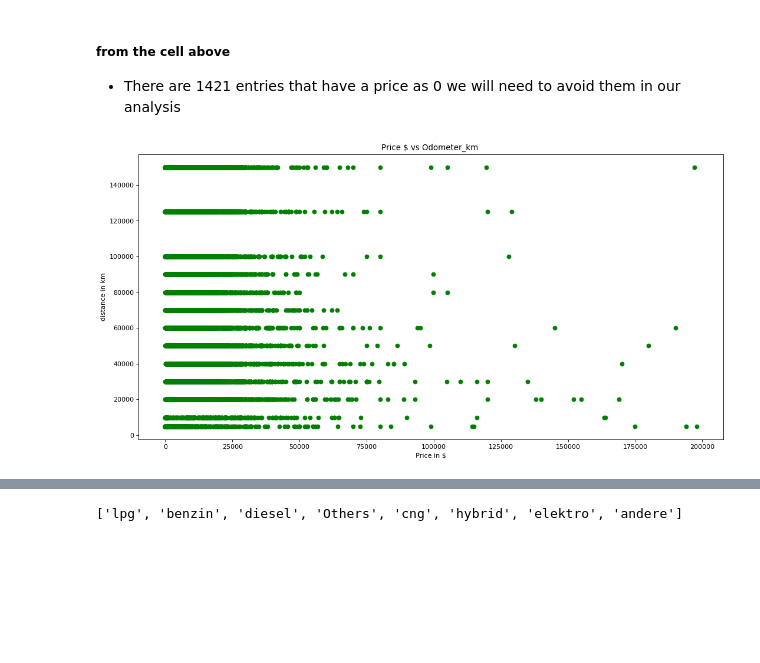
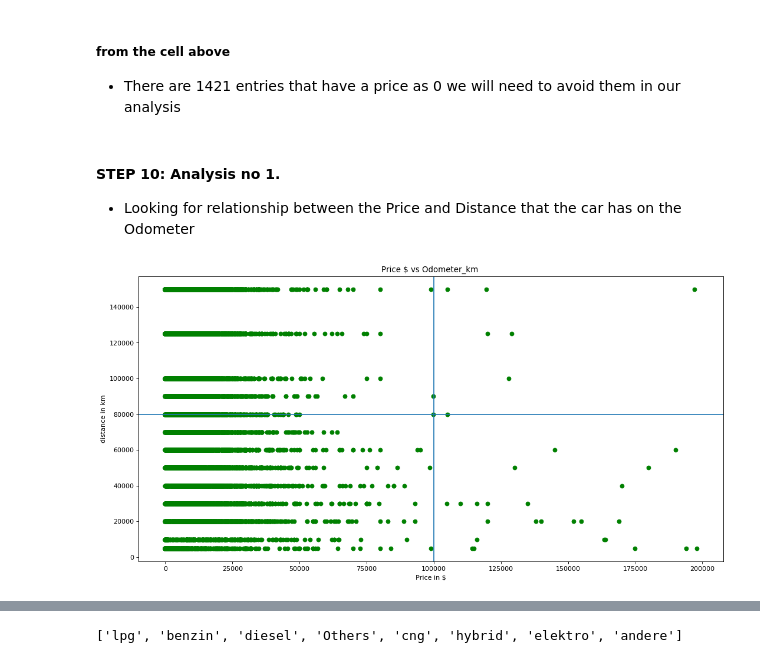
Before and after one commit to ndangalasinh/dataquest_exploring_ebay_car_sales, a Jupyter notebook: dataquest_exploring_ebay_car_sales.ipynb, the cells around one changed output, grey strips where cells are left out. Drawn from its saved outputs; the diff is of its cells as text; code cells hidden in the pictures; blank space fills up the shorter version.

```diff
--- a/dataquest_exploring_ebay_car_sales.ipynb
+++ b/dataquest_exploring_ebay_car_sales.ipynb
@@ -219,15 +233,20 @@ len(sales_auto[sales_auto['price'] == 0])
 # %% [markdown]
 ##### from the cell above
    - There are 1421 entries that have a price as 0 we will need to avoid them in our analysis
+# %% [markdown]
+#### STEP 10: Analysis no 1.
+ - Looking for relationship between the Price and Distance that the car has on the Odometer
 # %%
 #we are going to include only small values for the price as there some lots of outliers that will skew the data
-price_distance_auto = price_distance_auto[price_distance_auto['price'] < 200000]
+price_distance_auto = sales_auto[sales_auto['price'] < 200000]
 # %%
 plt.figure(figsize=(16, 8), dpi=80)
 plt.scatter(price_distance_auto['price'],price_distance_auto['odometer_in_km'], marker = 'o', color = 'g')
 plt.title('Price $ vs Odometer_km ')
 plt.xlabel('Price in $')
 plt.ylabel('distance in km')
+plt.axvline(x=100000)
+plt.axhline(y=80000)
 plt.show()
 # %% [output]
-[figure, old version]
+[figure, new version]
```
Also changed, not shown: parts of 44 cells of this notebook.
